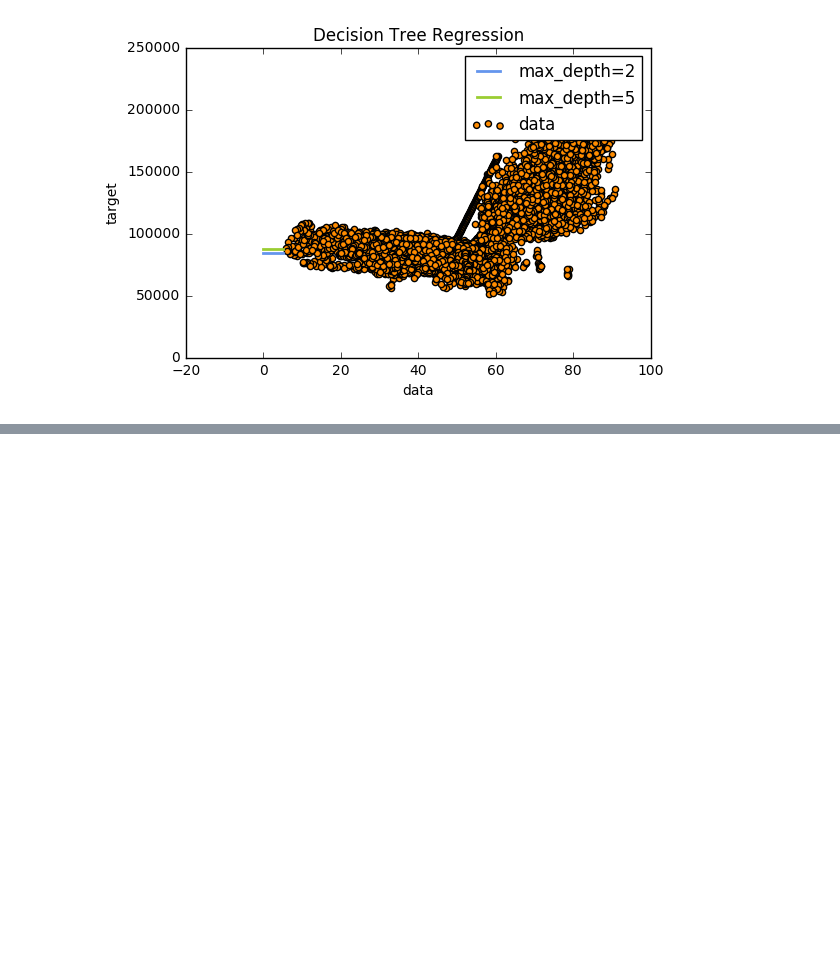
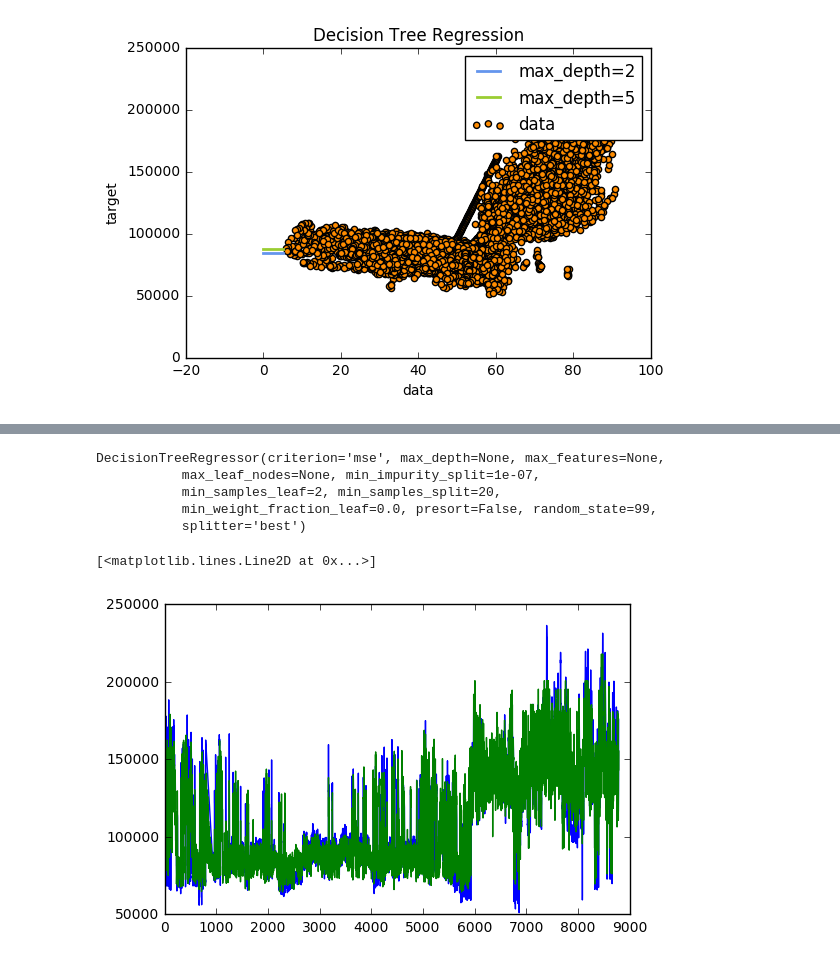
Before and after one commit to RaafeK/Project, a Jupyter notebook: Project_RSR.ipynb, the cells around one changed output, grey strips where cells are left out. Saved outputs shown, nothing was run; the diff lists cells and outputs as text; code cells hidden in the pictures; blank space fills up the shorter version.

Commit message:
Got some graphs

```diff
--- a/Project_RSR.ipynb
+++ b/Project_RSR.ipynb
@@ -267,12 +246,12 @@ clf.score(df[['Temperature','Hour','Weekday']], df['Power'])
 1.0
 # %%
 X=df[['Temperature']]
-Y=df['Power']
+Y=df[['Power']]
 from sklearn.tree import DecisionTreeRegressor
 regr_1 = DecisionTreeRegressor(max_depth=2)
 regr_2 = DecisionTreeRegressor(max_depth=5)
-regr_1.fit(X, y)
-regr_2.fit(X, y)
+regr_1.fit(X, Y)
+regr_2.fit(X, Y)
 # %% [output]
 DecisionTreeRegressor(criterion='mse', max_depth=5, max_features=None,
            max_leaf_nodes=None, min_impurity_split=1e-07,
@@ -316,0 +276,24 @@ plt.show()
+# %%
+Y_mat=Y.as_matrix()
+X_mat=X.as_matrix()
+# %%
+from sklearn import metrics
+model = DecisionTreeRegressor(min_samples_split=20,random_state=99,min_samples_leaf=2)
+model.fit(X_mat,Y_mat)
+print(model)
+expected=Y_mat
+predicted=model.predict(X_mat)
+# print(metrics.classification_report(expected, predicted))
+# print(metrics.confusion_matrix(expected, predicted))
+# %% [output]
+DecisionTreeRegressor(criterion='mse', max_depth=None, max_features=None,
+           max_leaf_nodes=None, min_impurity_split=1e-07,
+           min_samples_leaf=2, min_samples_split=20,
+           min_weight_fraction_leaf=0.0, presort=False, random_state=99,
+           splitter='best')
+# %%
+plt.plot(expected)
+plt.plot(predicted)
+# %% [output]
+[<matplotlib.lines.Line2D at 0x...>]
+[figure, added]
```
Also changed, not shown: parts of 11 cells of this notebook.
